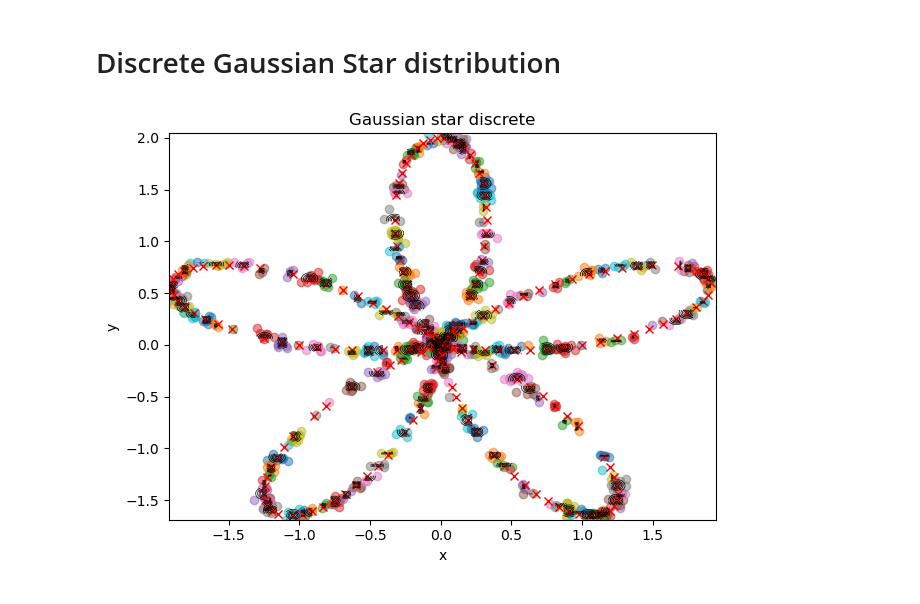
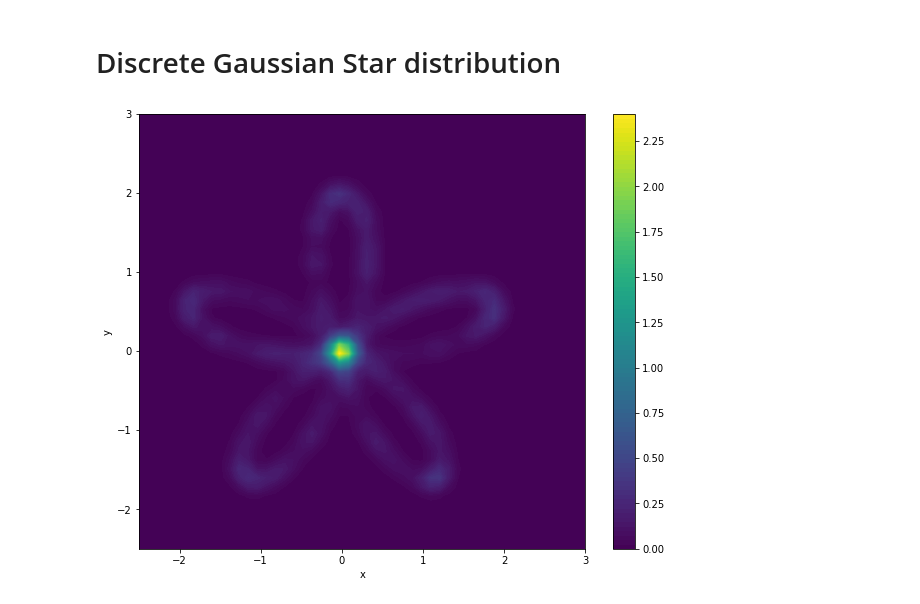
Before and after one commit to HalvardBariller/Score-based-generative-modeling-, a Jupyter notebook: notebooks/data_visualisation.ipynb, the cells around one changed output. Cells and saved outputs as stored; diff of their text form; code cells hidden in the pictures.

```diff
--- a/notebooks/data_visualisation.ipynb
+++ b/notebooks/data_visualisation.ipynb
@@ -67,7 +68,7 @@ samples, clusters = sampler.sample_with_clusters(1000)
-# %%
-visualisation.plot_start(sampler, samples, clusters)
-# %% [output]
-[figure, removed]
+# %%
+sampler.gmm_density_heatmap()
+# %% [output]
+[figure, added]
 # %%
 
 sampler.plot_simple(samples)
```
Also changed, not shown: parts of 9 cells of this notebook.
